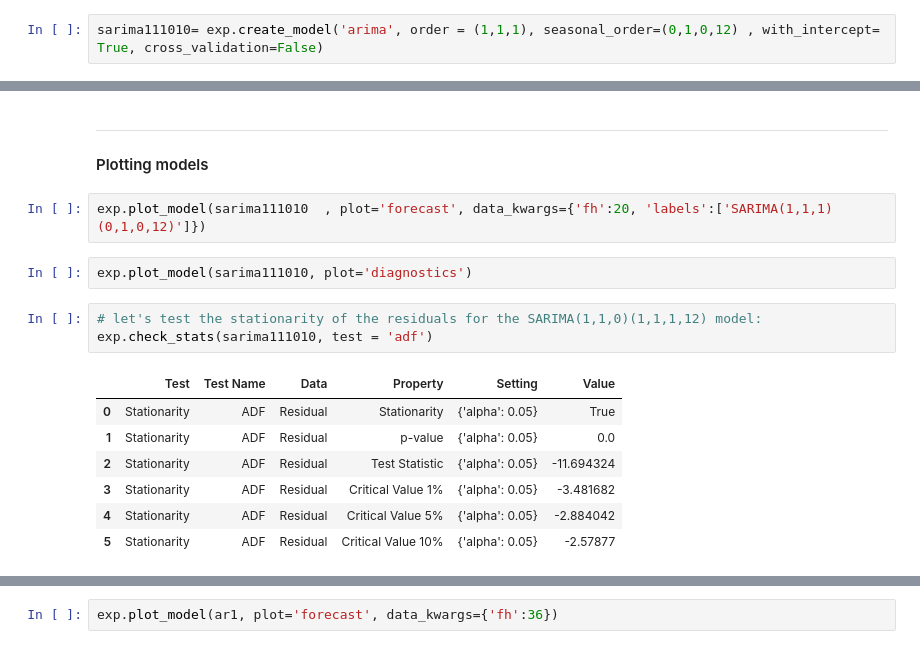
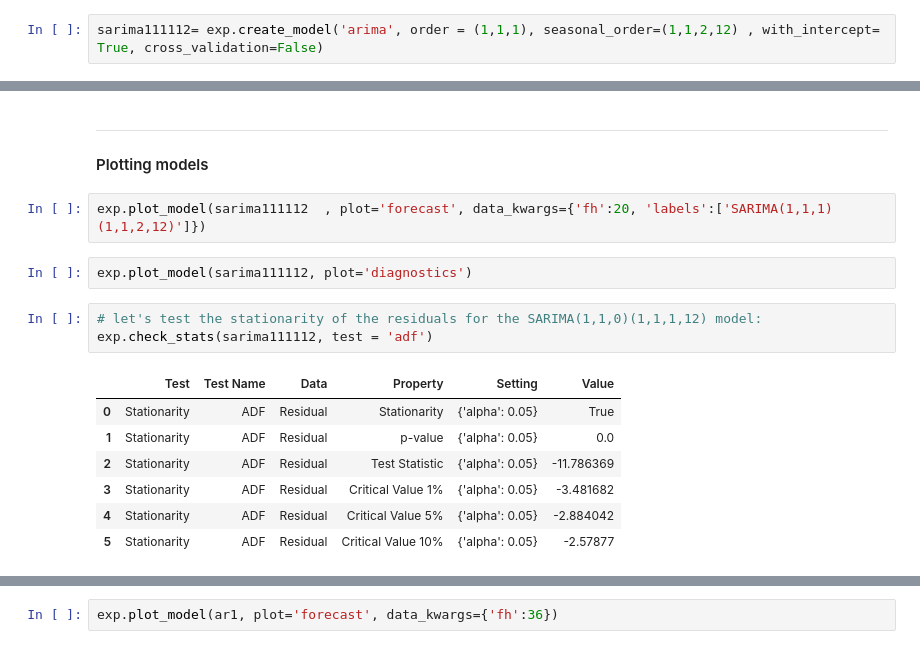
Before and after one commit to PJalgotrader/Deep_forecasting-USU, a Jupyter notebook: Lectures and codes/Module 4- ARIMA/Module4-ARIMA.ipynb, the cells around one changed output, grey strips where cells are left out. Drawn from its saved outputs; the diff is of its cells as text.

```diff
--- a/Lectures and codes/Module 4- ARIMA/Module4-ARIMA.ipynb
+++ b/Lectures and codes/Module 4- ARIMA/Module4-ARIMA.ipynb
@@ -211,7 +211,7 @@ arima111= exp.create_model('arima', order = (1,1,1), seasonal_order=(0,0,0,12) ,
 | Test | 1.9990 | 2.3844 | 60.8693 | 82.3772 | 0.1166 | 0.1256 | -0.2250 |
 [interactive output not drawn]
 # %%
-sarima111010= exp.create_model('arima', order = (1,1,1), seasonal_order=(0,1,0,12) , with_intercept= True, cross_validation=False)
+sarima111112= exp.create_model('arima', order = (1,1,1), seasonal_order=(1,1,2,12) , with_intercept= True, cross_validation=False)
 # %% [output]
 [interactive output not drawn]
 |  | MASE | RMSSE | MAE | RMSE | MAPE | SMAPE | R2 |
@@ -278,17 +281,17 @@ Warnings:
 ---
 #### Plotting models
 # %%
-exp.plot_model(sarima111010  , plot='forecast', data_kwargs={'fh':20, 'labels':['SARIMA(1,1,1)(0,1,0,12)']})
+exp.plot_model(sarima111112  , plot='forecast', data_kwargs={'fh':20, 'labels':['SARIMA(1,1,1)(1,1,2,12)']})
 # %%
-exp.plot_model(sarima111010, plot='diagnostics')
+exp.plot_model(sarima111112, plot='diagnostics')
 # %%
 # let's test the stationarity of the residuals for the SARIMA(1,1,0)(1,1,1,12) model:
-exp.check_stats(sarima111010, test = 'adf')
+exp.check_stats(sarima111112, test = 'adf')
 # %% [output]
 |  | Test | Test Name | Data | Property | Setting | Value |
 | 0 | Stationarity | ADF | Residual | Stationarity | {'alpha': 0.05} | True |
 | 1 | Stationarity | ADF | Residual | p-value | {'alpha': 0.05} | 0.0 |
-| 2 | Stationarity | ADF | Residual | Test Statistic | {'alpha': 0.05} | -11.694324 |
+| 2 | Stationarity | ADF | Residual | Test Statistic | {'alpha': 0.05} | -11.786369 |
 | 3 | Stationarity | ADF | Residual | Critical Value 1% | {'alpha': 0.05} | -3.481682 |
 | 4 | Stationarity | ADF | Residual | Critical Value 5% | {'alpha': 0.05} | -2.884042 |
 | 5 | Stationarity | ADF | Residual | Critical Value 10% | {'alpha': 0.05} | -2.57877 |
```
Also changed, not shown: parts of 10 cells of this notebook.
